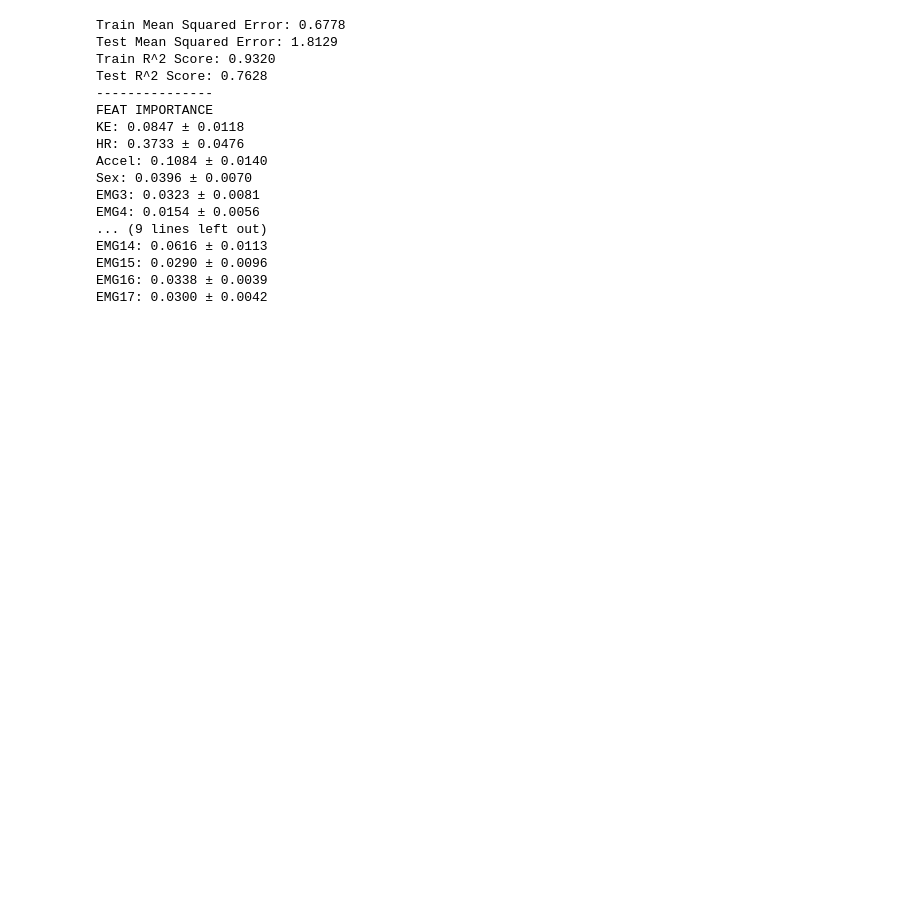
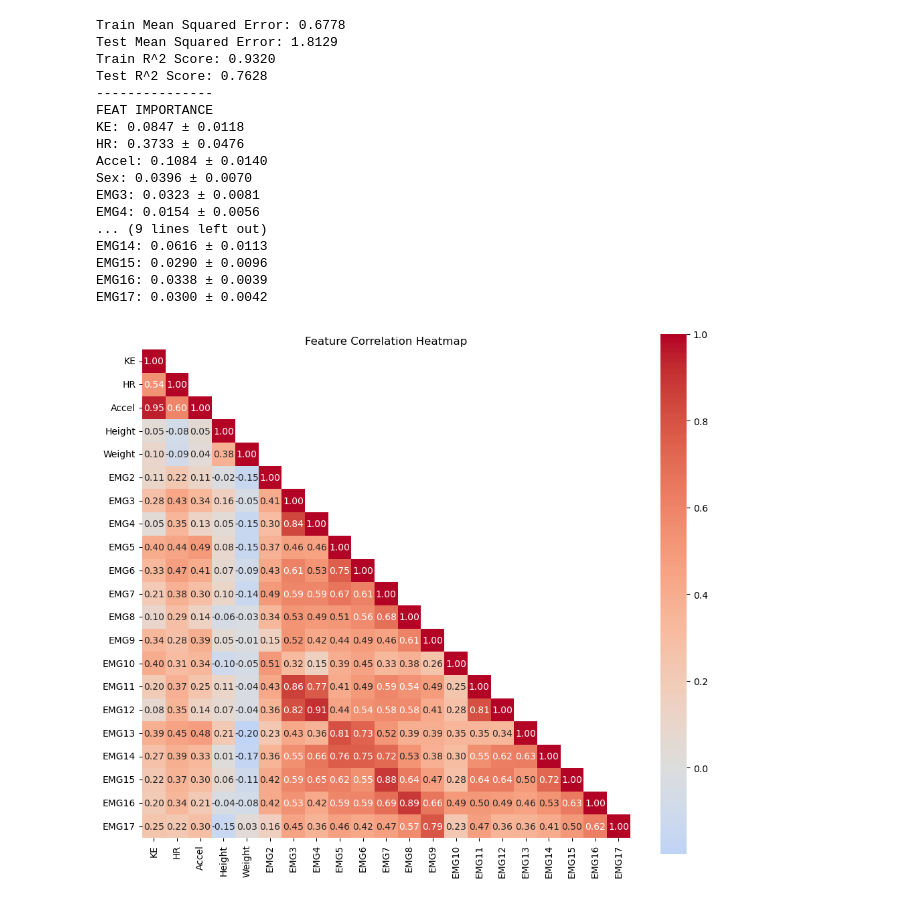
Before and after one commit to katiembutler/MetabolicCost, a Jupyter notebook: metCost-Regressions.ipynb, the cells around one changed output. Drawn from its saved outputs; the diff is of its cells as text; code cells hidden in the pictures; blank space fills up the shorter version.

```diff
--- a/metCost-Regressions.ipynb
+++ b/metCost-Regressions.ipynb
@@ -1341,3 +1516,30 @@ EMG14: 0.0616 ± 0.0113
 EMG15: 0.0290 ± 0.0096
 EMG16: 0.0338 ± 0.0039
 EMG17: 0.0300 ± 0.0042
+# %%
+# Feature Correlations
+filePath = "/Users/katiebutler/Downloads/HIR Lab/Python Code - KB/MetabolicCost/EE_Dataset.csv"
+LR_df = pd.read_csv(filePath)
+LR_df = LR_df.dropna(how="all")
+LR_df = LR_df[["KE", "HR", "Accel", "Height", "Weight", "EMG2", "EMG3", "EMG4", "EMG5", "EMG6", "EMG7", "EMG8", "EMG9", "EMG10", "EMG11", "EMG12", "EMG13", "EMG14", "EMG15", "EMG16","EMG17"]]
+LR_df.fillna(0, inplace=True)
+
+correlation_matrix = LR_df.corr()
+
+mask = np.triu(np.ones_like(correlation_matrix, dtype=bool), k=1)
+
+plt.figure(figsize=(10, 10))
+sns.heatmap(correlation_matrix,
+            mask=mask,
+            annot=True,
+            cmap='coolwarm',
+            center=0,
+            square=True,
+            fmt='.2f',
+            cbar_kws={"shrink": .8})
+
+plt.title('Feature Correlation Heatmap')
+plt.tight_layout()
+plt.show()
+# %% [output]
+[figure, added]
```
Also changed, not shown: parts of 43 cells of this notebook, 4 other files.
